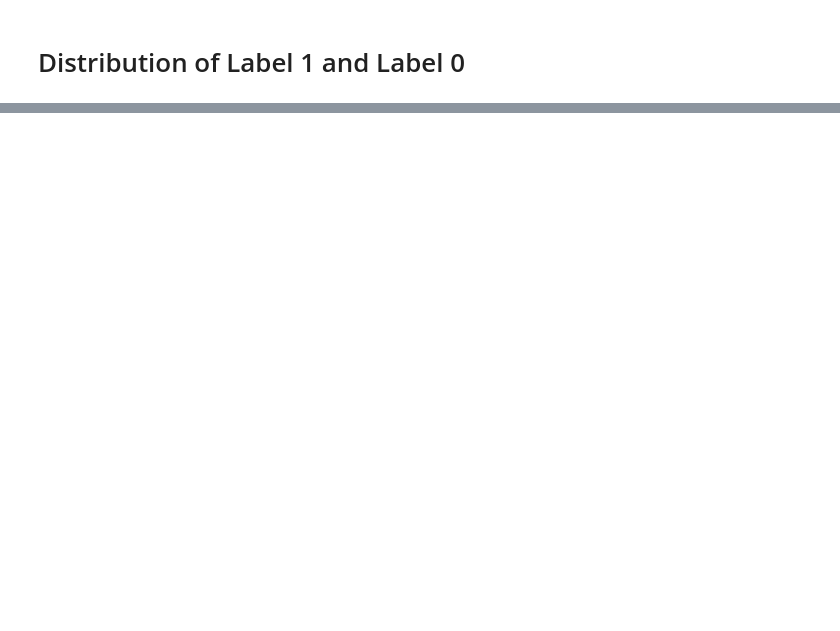
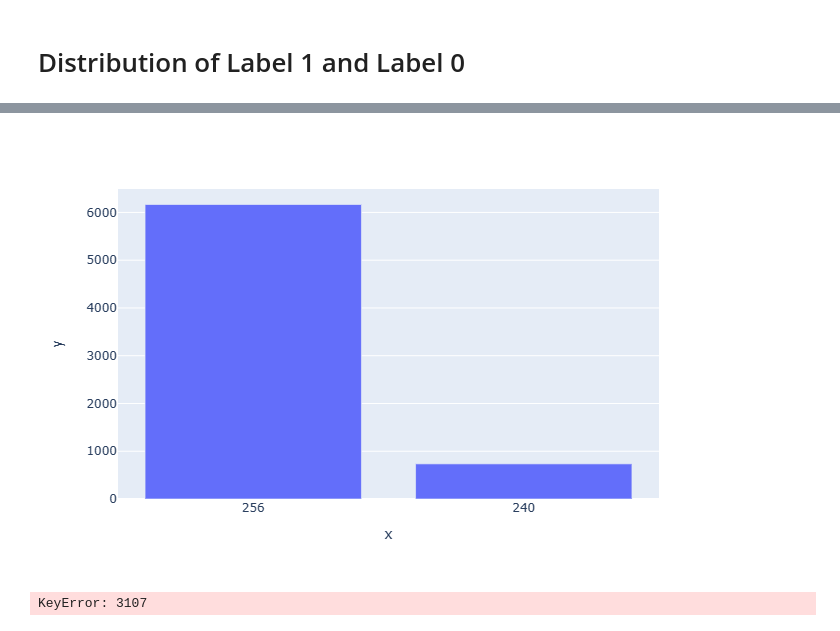
Before and after one commit to kbdp1305/Computer-Vision---Fire-Detection, a Jupyter notebook: cv-fire-detection.ipynb, the cells around one changed output, grey strips where cells are left out. Cells and saved outputs as stored; diff of their text form; code cells hidden in the pictures; blank space fills up the shorter version.

```diff
--- a/cv-fire-detection.ipynb
+++ b/cv-fire-detection.ipynb
@@ -264,0 +353,2 @@ fig.show()
+# %%
+dfTrain['Dimension']=testing
@@ -264,0 +360,18 @@ fig.show()
+# %%
+def width(data) :
+    try :
+        return data[0]
+    except :
+        return -1
+def height(data) :
+    try :
+        return data[1]
+    except :
+        return -1
+def dim(data) :
+    try :
+        return data[2]
+    except :
+        return -1
+# %%
+dfTrain['width']=dfTrain['Dimension'].apply(lambda x :width(x))
@@ -264,0 +383,3 @@ fig.show()
+# %%
+dfTrain['height']=dfTrain['Dimension'].apply(lambda x :height(x))
+dfTrain['dimension']=dfTrain['Dimension'].apply(lambda x :dim(x))
@@ -264,0 +398,11 @@ fig.show()
+# %%
+index=dfTrain['width'].value_counts().index.map(str)
+
+px.bar(y=dfTrain['width'].value_counts(),x=index)
+# %% [output]
+[figure, added]
+# %%
+
+dfTrain[dfTrain['width']==-1]['path'][3107]
+# %% [output]
+KeyError: 3107
```
Also changed, not shown: parts of 51 cells of this notebook.
